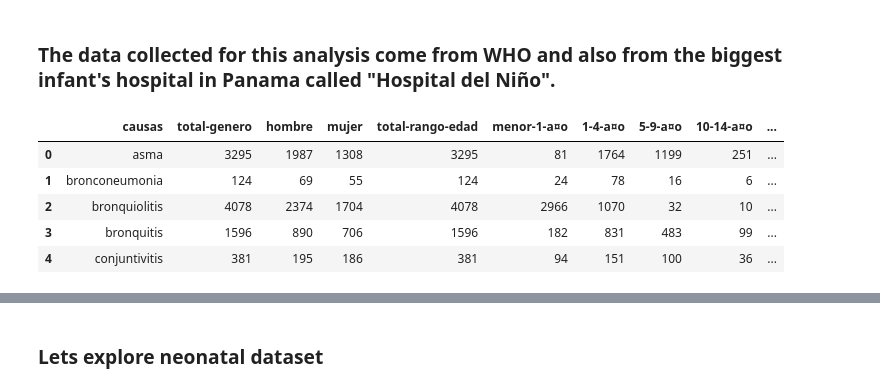
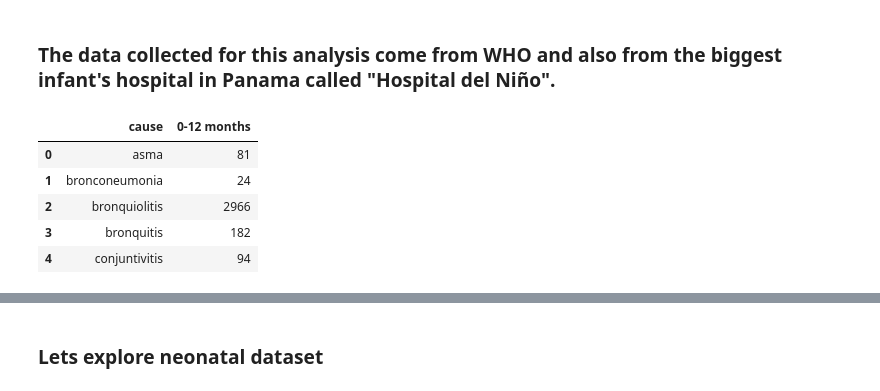
Before and after one commit to jariel17/illness-in-one-year-babies-analysis, a Jupyter notebook: notebooks/01-data-loading.ipynb, the cells around one changed output, grey strips where cells are left out. Cells and saved outputs as stored; diff of their text form; code cells hidden in the pictures.

```diff
--- a/notebooks/01-data-loading.ipynb
+++ b/notebooks/01-data-loading.ipynb
@@ -12,14 +12,17 @@ import upsetplot
 # %% [markdown]
 ### The data collected for this analysis come from WHO and also from the biggest infant's hospital in Panama called "Hospital del Niño".
 # %%
+column_names = ['cause', 'total', 'male', 'female', 'total-x-age', '0-12 months', '1-4 years', '5-9 years', '10-14 years', '15+ years']
+selected_columns = ['cause', '0-12 months']
+
 urgencias_hosp_ninno_df = pd.read_csv(
-    '../data/raw/causas-frecuentes-en-el-cuarto-de-urgencias-2022.csv', encoding='latin-1', sep=';')
+    '../data/raw/causas-frecuentes-en-el-cuarto-de-urgencias-2022.csv', encoding='latin-1', sep=';', header=0, names=column_names, usecols=selected_columns)
 
 urgencias_hosp_ninno_df.head()
 # %% [output]
-|  | causas | total-genero | hombre | mujer | total-rango-edad | menor-1-a¤o | 1-4-a¤o | 5-9-a¤o | 10-14-a¤o | ... |
-| 0 | asma | 3295 | 1987 | 1308 | 3295 | 81 | 1764 | 1199 | 251 | ... |
-| 1 | bronconeumonia | 124 | 69 | 55 | 124 | 24 | 78 | 16 | 6 | ... |
-| 2 | bronquiolitis | 4078 | 2374 | 1704 | 4078 | 2966 | 1070 | 32 | 10 | ... |
-| 3 | bronquitis | 1596 | 890 | 706 | 1596 | 182 | 831 | 483 | 99 | ... |
-| 4 | conjuntivitis | 381 | 195 | 186 | 381 | 94 | 151 | 100 | 36 | ... |
+|  | cause | 0-12 months |
+| 0 | asma | 81 |
+| 1 | bronconeumonia | 24 |
+| 2 | bronquiolitis | 2966 |
+| 3 | bronquitis | 182 |
+| 4 | conjuntivitis | 94 |
```
Also changed, not shown: parts of 1 cell of this notebook.
